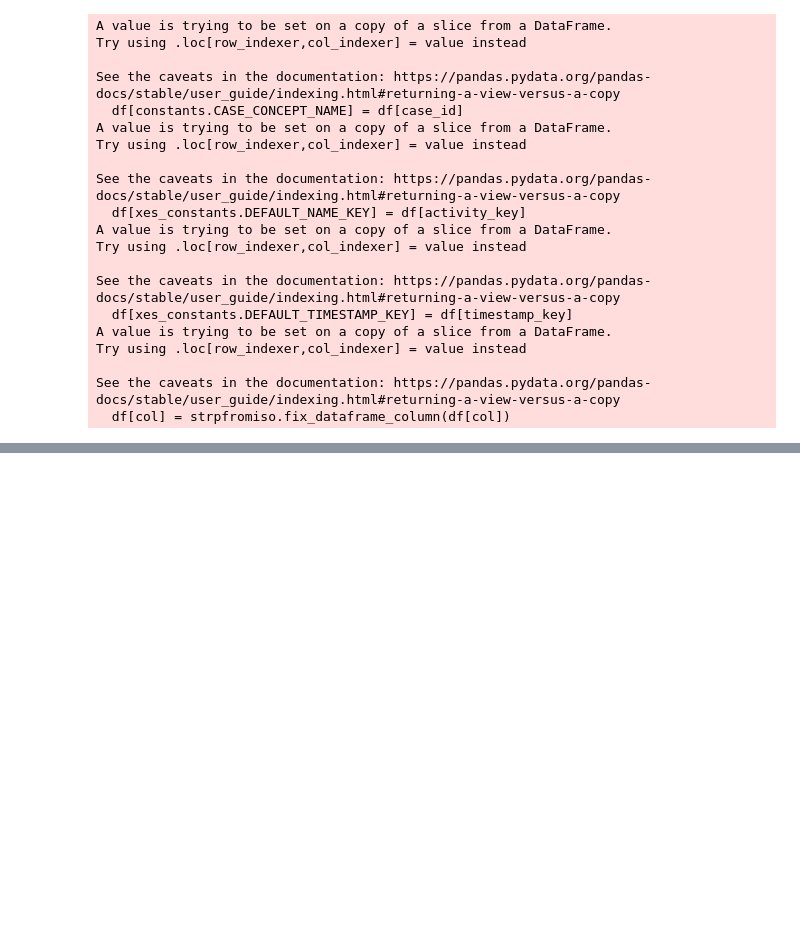
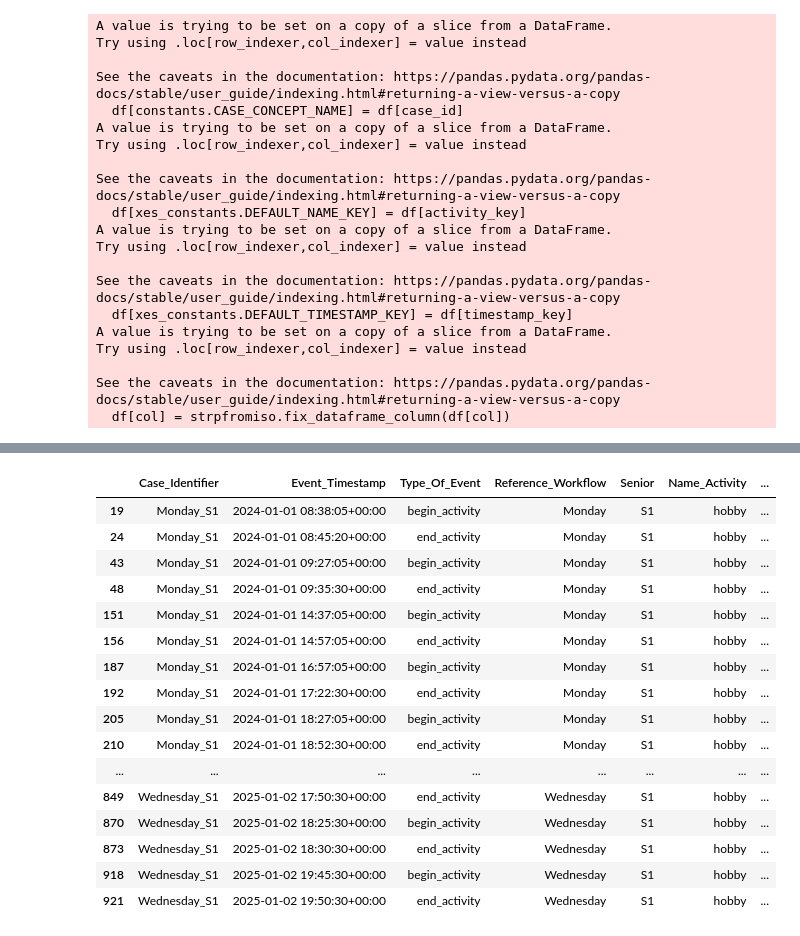
Before and after one commit to VitoNicolaLosavio/ProcessMiningProject, a Jupyter notebook: ProcessMiningProject.ipynb, the cells around one changed output, grey strips where cells are left out. Cells and saved outputs as stored; diff of their text form; code cells hidden in the pictures; blank space fills up the shorter version.

```diff
--- a/ProcessMiningProject.ipynb
+++ b/ProcessMiningProject.ipynb
@@ -188,0 +199,21 @@ pm4py.view_petri_net(net,im, fm)
+# %%
+prova = df_s1[df_s1['Name_Activity'] == 'hobby']
+prova
+# %% [output]
+|  | Case_Identifier | Event_Timestamp | Type_Of_Event | Reference_Workflow | Senior | Name_Activity | ... |
+| 19 | Monday_S1 | 2024-01-01 08:38:05+00:00 | begin_activity | Monday | S1 | hobby | ... |
+| 24 | Monday_S1 | 2024-01-01 08:45:20+00:00 | end_activity | Monday | S1 | hobby | ... |
+| 43 | Monday_S1 | 2024-01-01 09:27:05+00:00 | begin_activity | Monday | S1 | hobby | ... |
+| 48 | Monday_S1 | 2024-01-01 09:35:30+00:00 | end_activity | Monday | S1 | hobby | ... |
+| 151 | Monday_S1 | 2024-01-01 14:37:05+00:00 | begin_activity | Monday | S1 | hobby | ... |
+| 156 | Monday_S1 | 2024-01-01 14:57:05+00:00 | end_activity | Monday | S1 | hobby | ... |
+| 187 | Monday_S1 | 2024-01-01 16:57:05+00:00 | begin_activity | Monday | S1 | hobby | ... |
+| 192 | Monday_S1 | 2024-01-01 17:22:30+00:00 | end_activity | Monday | S1 | hobby | ... |
+| 205 | Monday_S1 | 2024-01-01 18:27:05+00:00 | begin_activity | Monday | S1 | hobby | ... |
+| 210 | Monday_S1 | 2024-01-01 18:52:30+00:00 | end_activity | Monday | S1 | hobby | ... |
+| ... | ... | ... | ... | ... | ... | ... | ... |
+| 849 | Wednesday_S1 | 2025-01-02 17:50:30+00:00 | end_activity | Wednesday | S1 | hobby | ... |
+| 870 | Wednesday_S1 | 2025-01-02 18:25:30+00:00 | begin_activity | Wednesday | S1 | hobby | ... |
+| 873 | Wednesday_S1 | 2025-01-02 18:30:30+00:00 | end_activity | Wednesday | S1 | hobby | ... |
+| 918 | Wednesday_S1 | 2025-01-02 19:45:30+00:00 | begin_activity | Wednesday | S1 | hobby | ... |
+| 921 | Wednesday_S1 | 2025-01-02 19:50:30+00:00 | end_activity | Wednesday | S1 | hobby | ... |
```
Also changed, not shown: parts of 10 cells of this notebook, 4 other files.
